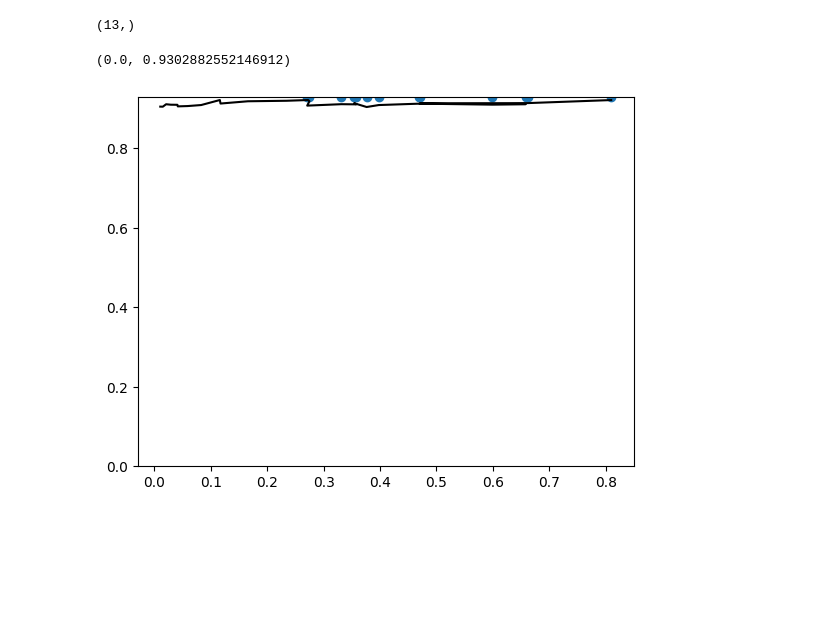
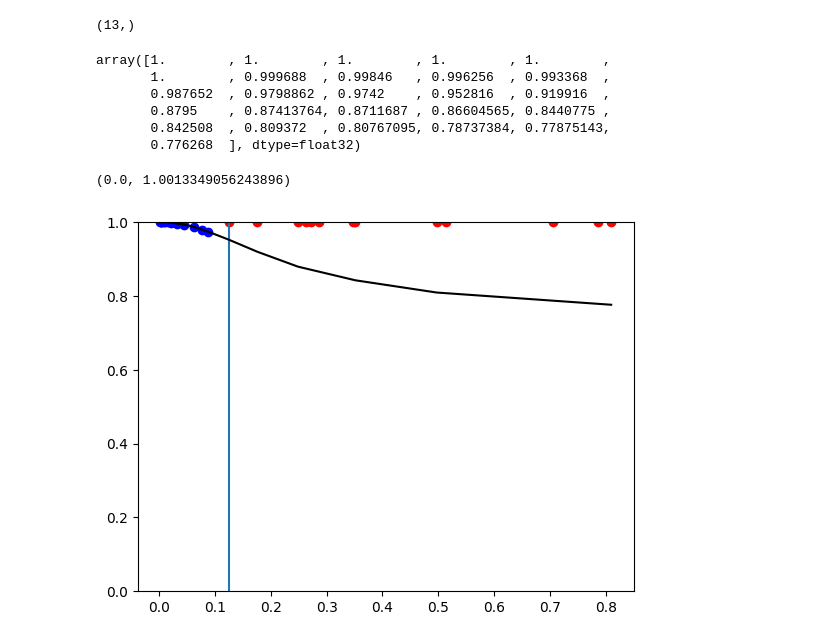
Before and after one commit to Remi-Lejeune/deep-learning-project, a Jupyter notebook: notebooks/inference.ipynb, the cells around one changed output. Cells and saved outputs as stored; diff of their text form; code cells hidden in the pictures; blank space fills up the shorter version.

Commit message:
plots

```diff
--- a/notebooks/inference.ipynb
+++ b/notebooks/inference.ipynb
@@ -112,7 +112,7 @@ result = lcpfn.train_lcpfn(get_batch_func=get_batch,
                          batch_size=1651,
                          epochs=0)
 
-result[2].load_state_dict(th.load("/home/patrik/new/dl/reproducibility/deep-learning-project/notebooks/model_1651.pth"))
+result[2].load_state_dict(th.load("/home/patrik/new/dl/reproducibility/deep-learning-project/notebooks/models/model_1651.pth"))
 model = result[2]
 
 model = lcpfn.LCPFN(model)
@@ -223,13 +221,23 @@ xs.shape
 x_plot = x.numpy().flatten()
 # %%
 y_plot = y.numpy().flatten()
+y_plot
+# %% [output]
+array([1.        , 1.        , 1.        , 1.        , 1.        ,
+       1.        , 0.999688  , 0.99846   , 0.996256  , 0.993368  ,
+       0.987652  , 0.9798862 , 0.9742    , 0.952816  , 0.919916  ,
+       0.8795    , 0.87413764, 0.8711687 , 0.86604565, 0.8440775 ,
+       0.842508  , 0.809372  , 0.80767095, 0.78737384, 0.77875143,
+       0.776268  ], dtype=float32)
 # %%
-plt.scatter(xs, pred)
+plt.scatter(xs, pred, color='red')
+plt.scatter(x[:cutoff], y[:cutoff], color='blue')
+plt.axvline(x[cutoff])
 plt.plot(x_plot, y_plot, color='black')
 plt.ylim([0, max(list(y_plot) + list(pred))])
 # %% [output]
-(0.0, 0.9302882552146912)
+(0.0, 1.0013349056243896)
-[figure, old version]
+[figure, new version]
 # %%
 plt.scatter(x_plot, y_plot)
 # %% [output]
```
Also changed, not shown: parts of 7 cells of this notebook.
